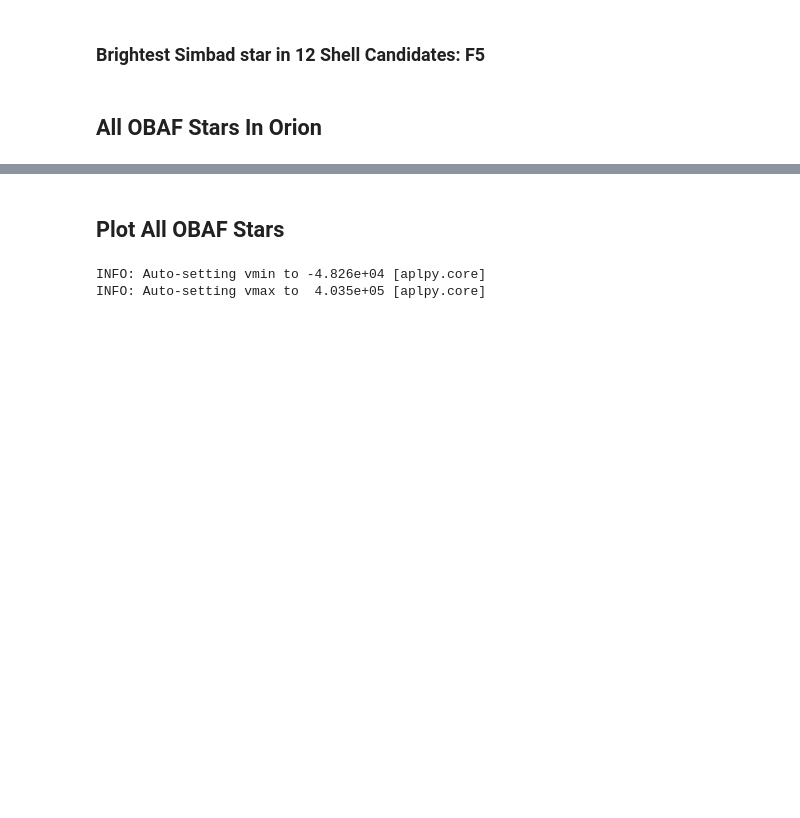
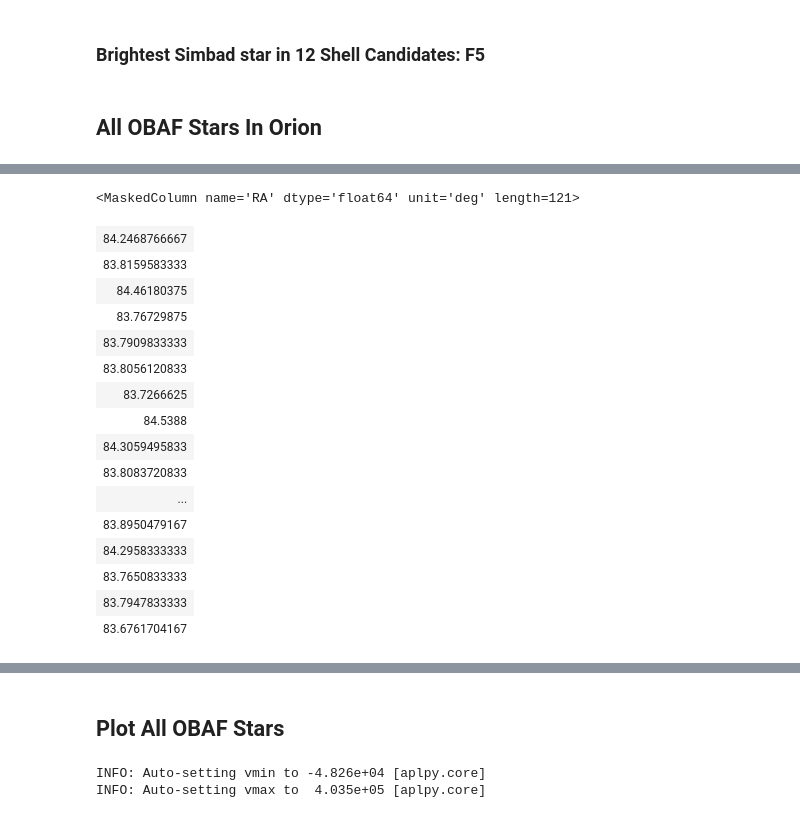
Before and after one commit to jrobbfed/carma, a Jupyter notebook: code/Driving Sources in Shells.ipynb, the cells around one changed output, grey strips where cells are left out. Cells and saved outputs as stored; diff of their text form; code cells hidden in the pictures; blank space fills up the shorter version.

```diff
--- a/code/Driving Sources in Shells.ipynb
+++ b/code/Driving Sources in Shells.ipynb
@@ -67,0 +122,24 @@ stars_coord = shells.coord.SkyCoord(stars_OBAF['RA'], stars_OBAF['DEC'], unit=(s
+# %%
+#stars_coord.ra.to(shells.u.hourangle)
+stars_OBAF.replace_column('RA', Column(stars_coord.ra, name='RA', unit='deg'))
+#stars_OBAF.replace_column('DEC', Column(stars_coord.dec, name='DEC', unit='deg'))
+stars_OBAF['RA']
+#stars_OBAF = stars_OBAF(stars_coord.ra < 84.4*shells.u.deg) | (stars_coord.dec < -6.66*shells.u.deg)
+# %% [output]
+<MaskedColumn name='RA' dtype='float64' unit='deg' length=121>
+| 84.2468766667 |
+| 83.8159583333 |
+| 84.46180375 |
+| 83.76729875 |
+| 83.7909833333 |
+| 83.8056120833 |
+| 83.7266625 |
+| 84.5388 |
+| 84.3059495833 |
+| 83.8083720833 |
+| ... |
+| 83.8950479167 |
+| 84.2958333333 |
+| 83.7650833333 |
+| 83.7947833333 |
+| 83.6761704167 |
```
Also changed, not shown: parts of 9 cells of this notebook, 39 other files.
